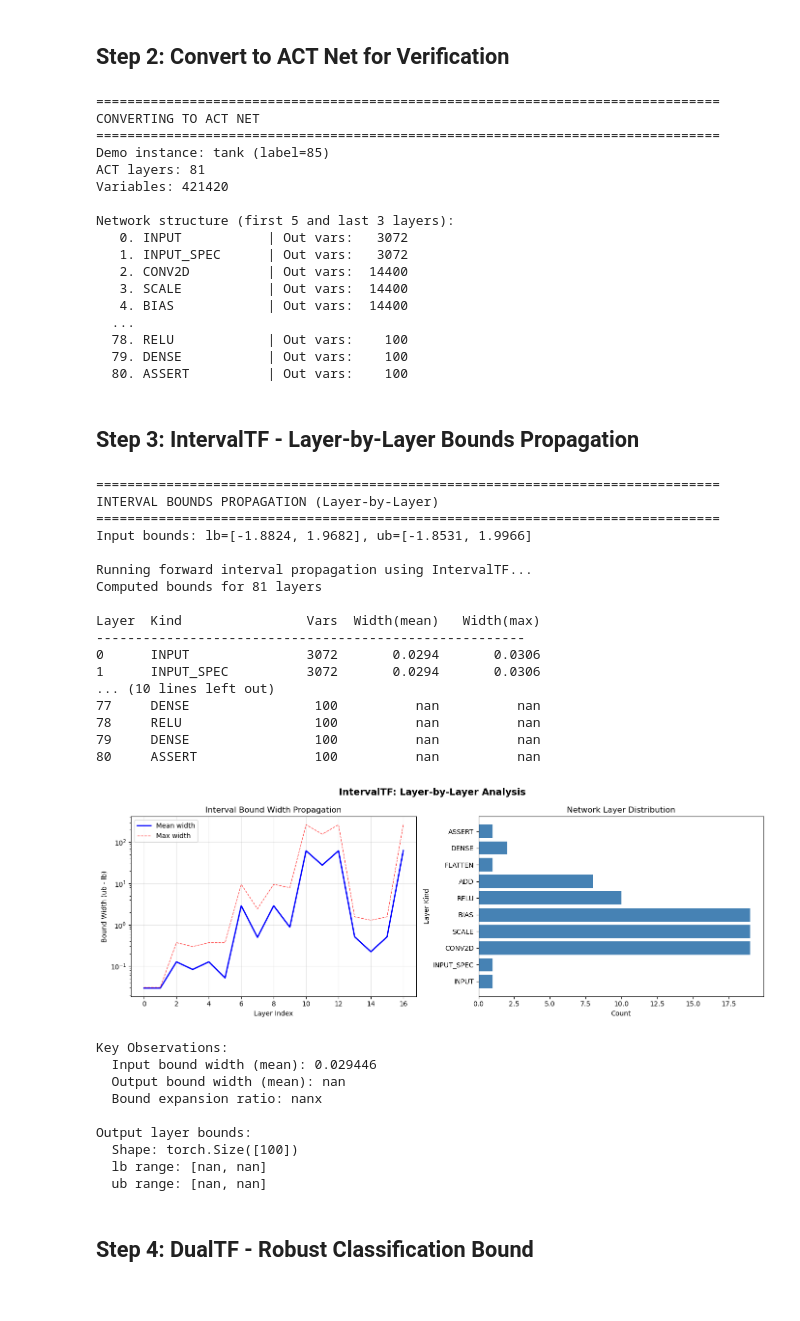
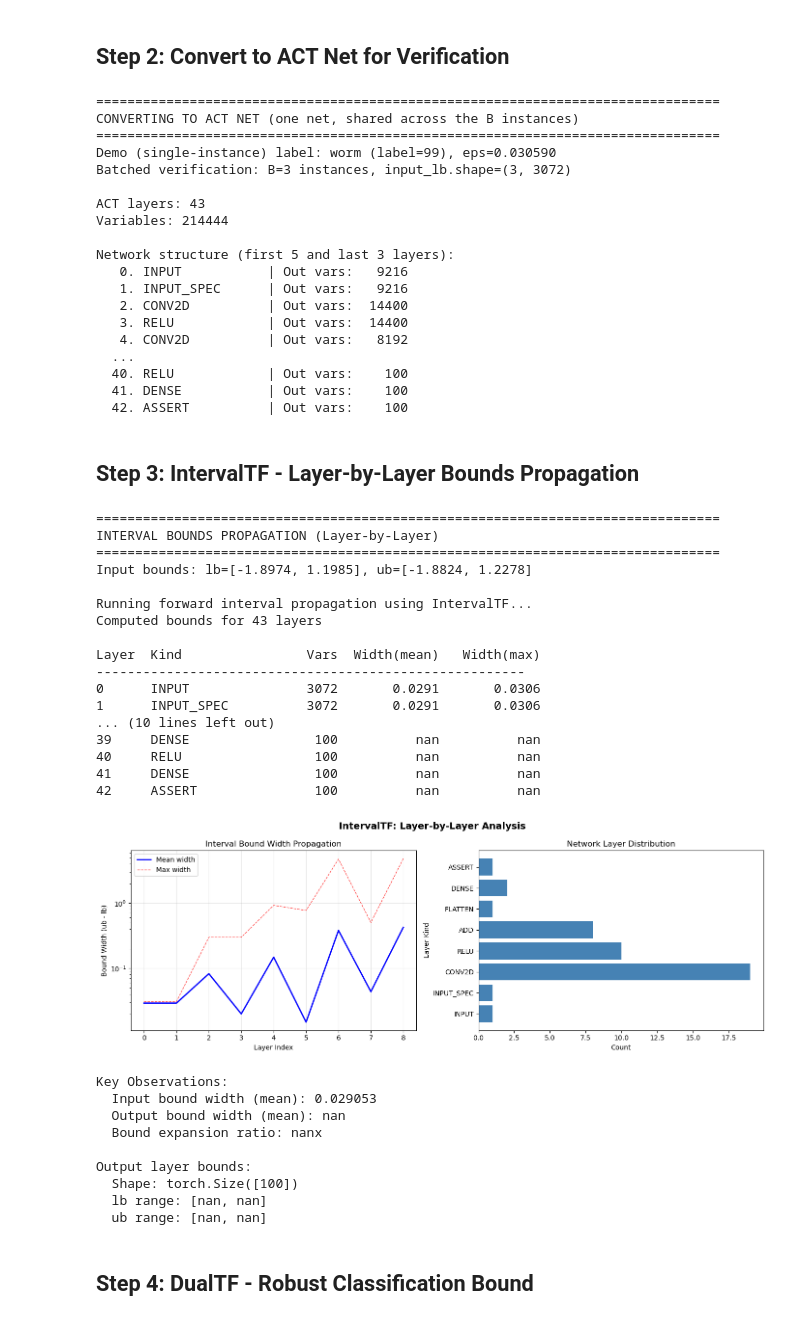
Before and after one commit to guanqin-123/ACT, a Jupyter notebook: ipynb/vnnlib_verifier.ipynb, the cells around one changed output. Cells and saved outputs as stored; diff of their text form; code cells hidden in the pictures.

```diff
--- a/ipynb/vnnlib_verifier.ipynb
+++ b/ipynb/vnnlib_verifier.ipynb
@@ -139,31 +146,36 @@ Ready for fuzzing and verification
 ## Step 2: Convert to ACT Net for Verification
 # %%
 print("="*80)
-print("CONVERTING TO ACT NET")
+print("CONVERTING TO ACT NET (one net, shared across the B instances)")
 print("="*80)
 
-# Use first instance for verification demo
 demo_idx = 0
-wrapped_model = wrapped_models_list[demo_idx]
 info = instance_info[demo_idx]
-input_tensor = info['input_tensor']
-true_label = info['true_label']
-input_spec = info['input_spec']
-epsilon = info['epsilon']
 
-print(f"Demo instance: {CIFAR100_CLASSES[true_label]} (label={true_label})")
+# Batched verification variables (used by the DualTF cell)
+input_lb_batched = input_spec.lb.flatten(start_dim=1)
+input_ub_batched = input_spec.ub.flatten(start_dim=1)
+y_true_batched = labels
+B = input_lb_batched.shape[0]
 
-# Convert to ACT Net
+# Single-instance demo variables (used by IntervalTF + forward-vs-backward cells)
+demo_lb = input_spec.lb[demo_idx]
+demo_ub = input_spec.ub[demo_idx]
+true_label = int(labels[demo_idx].item())
+epsilon = info["epsilon"]
+input_tensor = wrapped_model.input_layer.labeled_input.tensor
+
+print(f"Demo (single-instance) label: {CIFAR100_CLASSES[true_label]} (label={true_label}), eps={epsilon:.6f}")
+print(f"Batched verification: B={B} instances, input_lb.shape={tuple(input_lb_batched.shape)}")
+
 converter = TorchToACT(wrapped_model)
 act_net = converter.run()
 
-print(f"ACT layers: {len(act_net.layers)}")
-# Calculate total variables from the ACT net (var IDs are 0-indexed)
+print(f"\nACT layers: {len(act_net.layers)}")
 all_vars = [v for layer in act_net.layers for v in layer.out_vars]
 total_vars = max(all_vars) + 1 if all_vars else 0
 print(f"Variables: {total_vars}")
 
-# Show network structure summary
 print(f"\nNetwork structure (first 5 and last 3 layers):")
 for i, layer in enumerate(act_net.layers[:5]):
     print(f"  {i:2d}. {layer.kind:15s} | Out vars: {len(layer.out_vars):6d}")
@@ -172,22 +184,24 @@ for i, layer in enumerate(act_net.layers[-3:], len(act_net.layers)-3):
     print(f"  {i:2d}. {layer.kind:15s} | Out vars: {len(layer.out_vars):6d}")
 # %% [output]
 ================================================================================
-CONVERTING TO ACT NET
+CONVERTING TO ACT NET (one net, shared across the B instances)
 ================================================================================
-Demo instance: tank (label=85)
-ACT layers: 81
-Variables: 421420
+Demo (single-instance) label: worm (label=99), eps=0.030590
+Batched verification: B=3 instances, input_lb.shape=(3, 3072)
+
+ACT layers: 43
+Variables: 214444
 
 Network structure (first 5 and last 3 layers):
-   0. INPUT           | Out vars:   3072
-   1. INPUT_SPEC      | Out vars:   3072
+   0. INPUT           | Out vars:   9216
+   1. INPUT_SPEC      | Out vars:   9216
    2. CONV2D          | Out vars:  14400
-   3. SCALE           | Out vars:  14400
-   4. BIAS            | Out vars:  14400
+   3. RELU            | Out vars:  14400
+   4. CONV2D          | Out vars:   8192
   ...
-  78. RELU            | Out vars:    100
-  79. DENSE           | Out vars:    100
-  80. ASSERT          | Out vars:    100
+  40. RELU            | Out vars:    100
+  41. DENSE           | Out vars:    100
+  42. ASSERT          | Out vars:    100
 # %% [markdown]
 ## Step 3: IntervalTF - Layer-by-Layer Bounds Propagation
 # %%
@@ -201,9 +215,10 @@ if input_tensor.dim() == 4:
 else:
     input_flat = input_tensor.flatten()
 
-# Use bounds from input_spec
-input_lb = input_spec.lb.flatten()
-input_ub = input_spec.ub.flatten()
+# Single-instance (demo_idx) for layer-by-layer IntervalTF demo;
+# batched DualTF verification happens in the next section.
+input_lb = demo_lb.flatten()
+input_ub = demo_ub.flatten()
 
 print(f"Input bounds: lb=[{input_lb.min():.4f}, {input_lb.max():.4f}], ub=[{input_ub.min():.4f}, {input_ub.max():.4f}]")
 
@@ -278,44 +293,44 @@ axes[1].set_title('Network Layer Distribution')
 
 plt.suptitle('IntervalTF: Layer-by-Layer Analysis', fontsize=14, fontweight='bold')
 plt.tight_layout()
 plt.show()
 
 # Key observations
 print(f"\nKey Observations:")
 print(f"  Input bound width (mean): {layer_stats[0]['width_mean']:.6f}")
 print(f"  Output bound width (mean): {layer_stats[-1]['width_mean']:.6f}")
 expansion_ratio = layer_stats[-1]['width_mean'] / (layer_stats[0]['width_mean'] + 1e-10)
 print(f"  Bound expansion ratio: {expansion_ratio:.2f}x")
 
 # Store output bounds for DualTF
 output_layer = act_net.layers[-2]  # Before ASSERT
 output_bounds = bounds_dict.get(output_layer.id)
 if output_bounds:
     print(f"\nOutput layer bounds:")
     print(f"  Shape: {output_bounds.lb.shape}")
     print(f"  lb range: [{output_bounds.lb.min():.4f}, {output_bounds.lb.max():.4f}]")
     print(f"  ub range: [{output_bounds.ub.min():.4f}, {output_bounds.ub.max():.4f}]")
 # %% [output]
 ================================================================================
 INTERVAL BOUNDS PROPAGATION (Layer-by-Layer)
 ================================================================================
-Input bounds: lb=[-1.8824, 1.9682], ub=[-1.8531, 1.9966]
+Input bounds: lb=[-1.8974, 1.1985], ub=[-1.8824, 1.2278]
 
 Running forward interval propagation using IntervalTF...
-Computed bounds for 81 layers
+Computed bounds for 43 layers
 
 Layer  Kind                Vars  Width(mean)   Width(max)
 -------------------------------------------------------
-0      INPUT               3072       0.0294       0.0306
-1      INPUT_SPEC          3072       0.0294       0.0306
+0      INPUT               3072       0.0291       0.0306
+1      INPUT_SPEC          3072       0.0291       0.0306
 ... (10 lines left out)
-77     DENSE                100          nan          nan
-78     RELU                 100          nan          nan
-79     DENSE                100          nan          nan
-80     ASSERT               100          nan          nan
+39     DENSE                100          nan          nan
+40     RELU                 100          nan          nan
+41     DENSE                100          nan          nan
+42     ASSERT               100          nan          nan
-[figure, old version]
+[figure, new version]
 Key Observations:
-  Input bound width (mean): 0.029446
+  Input bound width (mean): 0.029053
   Output bound width (mean): nan
   Bound expansion ratio: nanx
 
```
Also changed, not shown: parts of 8 cells of this notebook, 19 other files.
